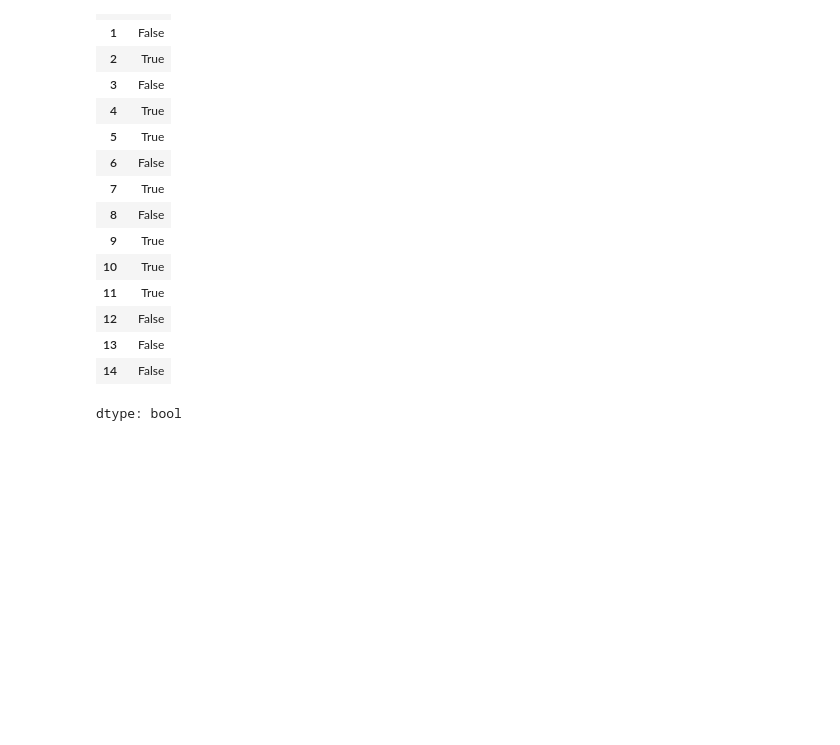
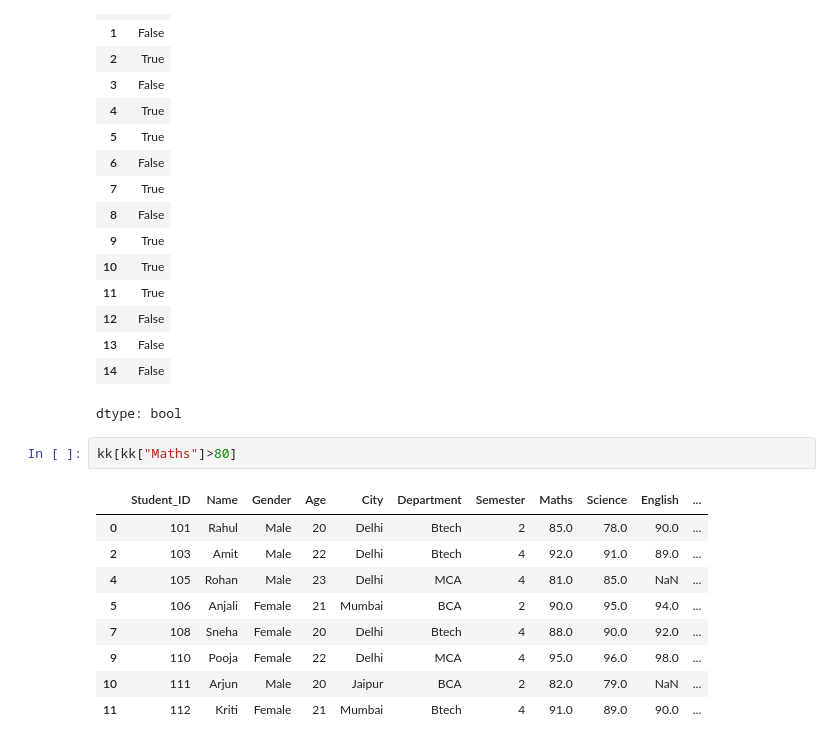
Before and after one commit to Himanshu3557/himanshu3557, a Jupyter notebook: Practice.ipynb, the cells around one changed output. Cells and saved outputs as stored; diff of their text form; blank space fills up the shorter version.

```diff
--- a/Practice.ipynb
+++ b/Practice.ipynb
@@ -478,3 +478,15 @@ kk["Maths"]>80
 | 13 | False |
 | 14 | False |
 dtype: bool
+# %%
+kk[kk["Maths"]>80]
+# %% [output]
+|  | Student_ID | Name | Gender | Age | City | Department | Semester | Maths | Science | English | ... |
+| 0 | 101 | Rahul | Male | 20 | Delhi | Btech | 2 | 85.0 | 78.0 | 90.0 | ... |
+| 2 | 103 | Amit | Male | 22 | Delhi | Btech | 4 | 92.0 | 91.0 | 89.0 | ... |
+| 4 | 105 | Rohan | Male | 23 | Delhi | MCA | 4 | 81.0 | 85.0 | NaN | ... |
+| 5 | 106 | Anjali | Female | 21 | Mumbai | BCA | 2 | 90.0 | 95.0 | 94.0 | ... |
+| 7 | 108 | Sneha | Female | 20 | Delhi | Btech | 4 | 88.0 | 90.0 | 92.0 | ... |
+| 9 | 110 | Pooja | Female | 22 | Delhi | MCA | 4 | 95.0 | 96.0 | 98.0 | ... |
+| 10 | 111 | Arjun | Male | 20 | Jaipur | BCA | 2 | 82.0 | 79.0 | NaN | ... |
+| 11 | 112 | Kriti | Female | 21 | Mumbai | Btech | 4 | 91.0 | 89.0 | 90.0 | ... |
```
Also changed, not shown: parts of 2 cells of this notebook.
